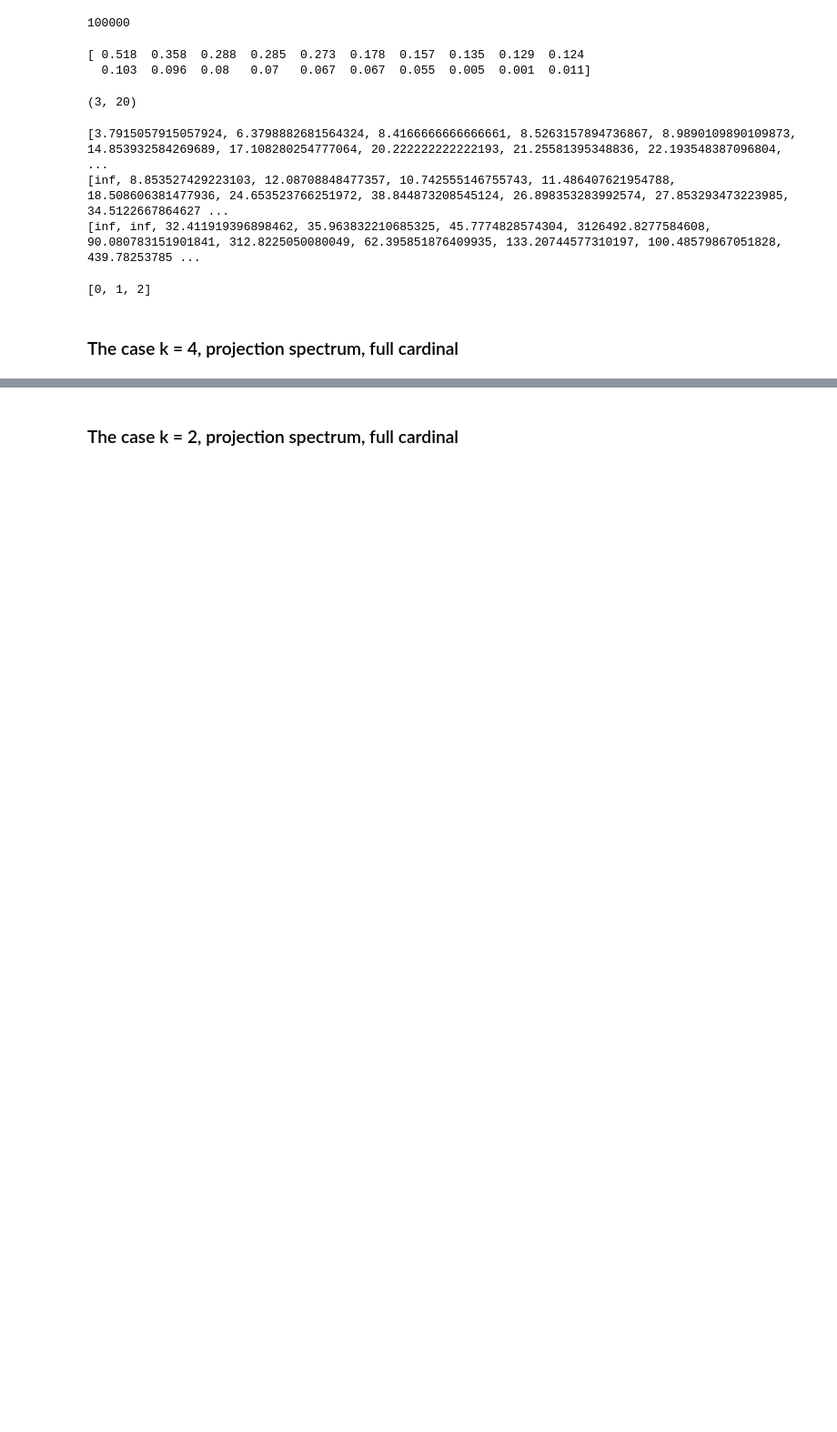
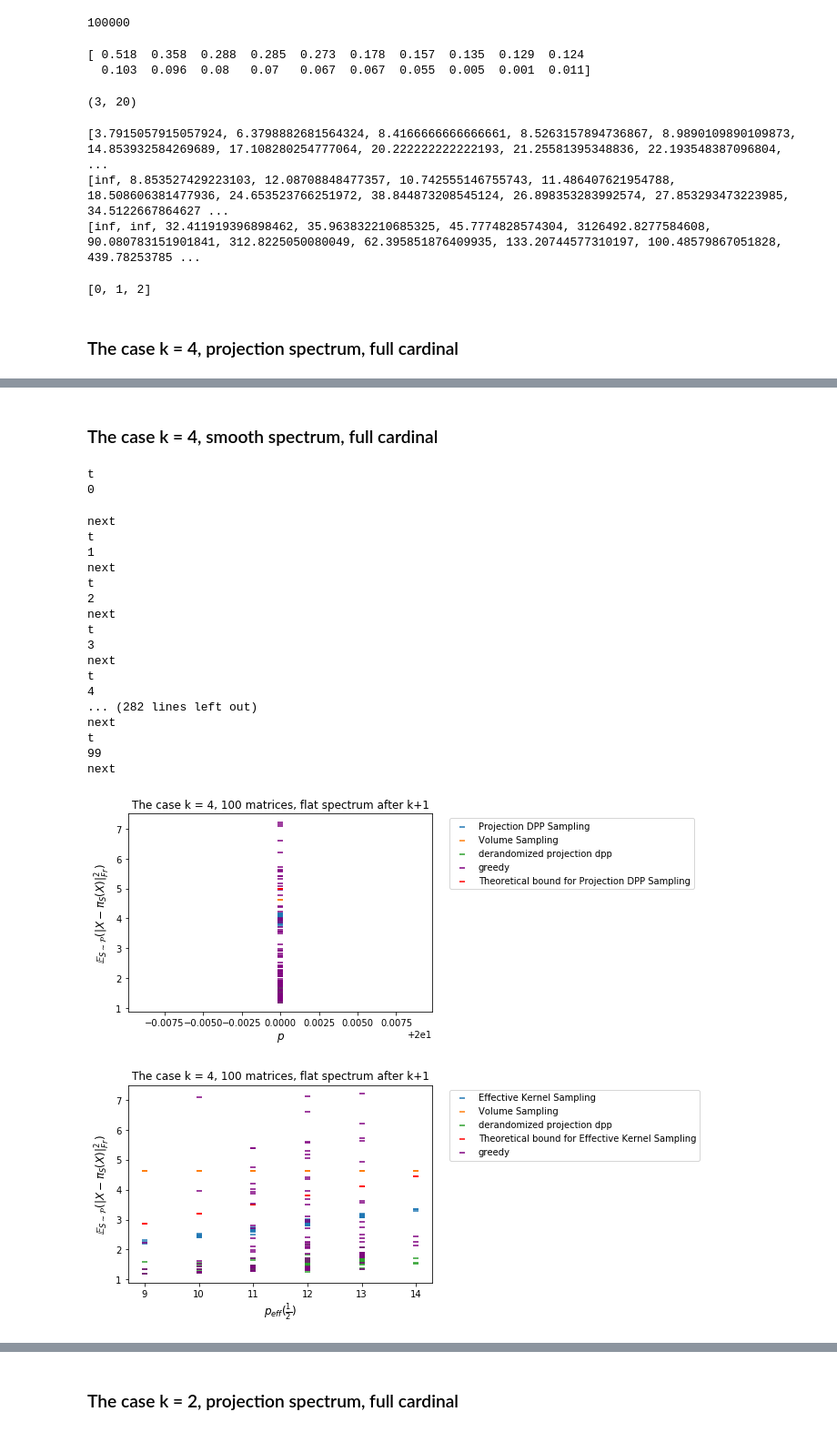
Before and after one commit to AyoubBelhadji/FrameBuilder, a Jupyter notebook: notebooks/Numerical_Analysis_Volume_Sampling_vs_Projection_DPP-Copy2.ipynb, the cells around one changed output, grey strips where cells are left out. Shown at 91% size. Cells and saved outputs as stored; diff of their text form; code cells hidden in the pictures; blank space fills up the shorter version.

```diff
--- a/notebooks/Numerical_Analysis_Volume_Sampling_vs_Projection_DPP-Copy2.ipynb
+++ b/notebooks/Numerical_Analysis_Volume_Sampling_vs_Projection_DPP-Copy2.ipynb
@@ -1030,0 +1074,26 @@ derandomization_projection_DPP(multi_Q_1,3,20)
+# %% [markdown]
+### The case k = 4, smooth spectrum, full cardinal
+# %%
+plot_results_of_multi_experiments(100,4,cov_2_k_4,static_list_2)
+# %% [output]
+t
+0
+next
+t
+1
+next
+t
+2
+next
+t
+3
+next
+t
+4
+... (282 lines left out)
+next
+t
+99
+next
+[figure, added]
+[figure, added]
```
Also changed, not shown: parts of 17 cells of this notebook.
